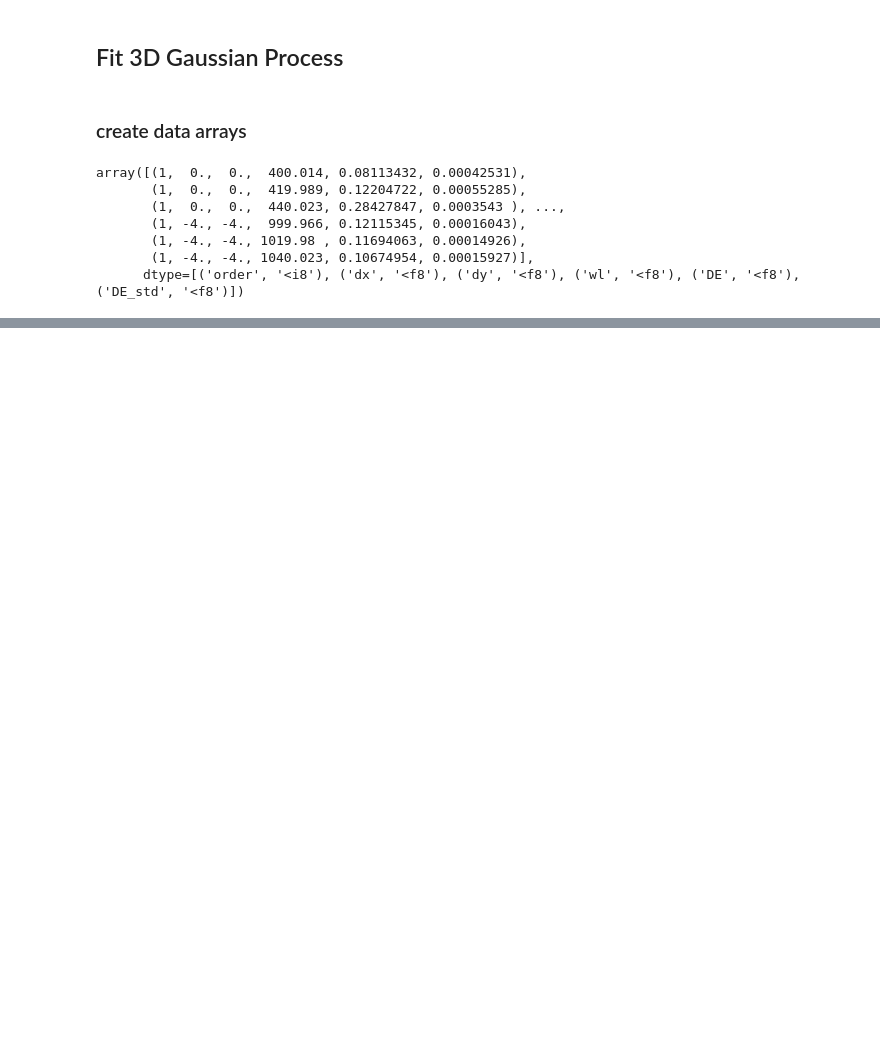
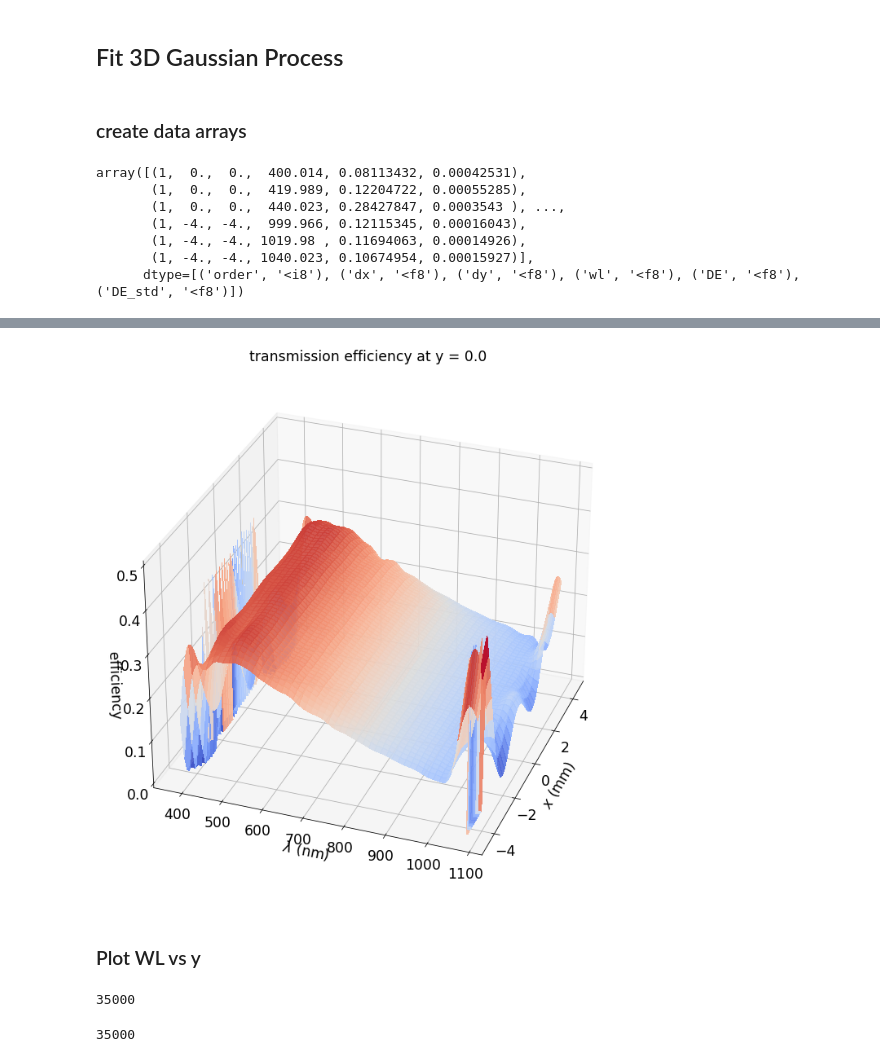
Before and after one commit to sylvielsstfr/HoloTransmissionCube, a Jupyter notebook: FitDataCubeTransmissionGP.ipynb, the cells around one changed output, grey strips where cells are left out. Drawn from its saved outputs; the diff is of its cells as text; code cells hidden in the pictures; blank space fills up the shorter version.

```diff
--- a/FitDataCubeTransmissionGP.ipynb
+++ b/FitDataCubeTransmissionGP.ipynb
@@ -552,0 +656,5 @@ gpr = gaussian_process.fit(X, Y)
+# %%
+y_position_value=0.0
+y_fixed = np.full((N, ), y_position_value)
+# %%
+Xpred = np.stack([np.ravel(newx), y_fixed, np.ravel(newy)], axis=1)
@@ -552,0 +671,2 @@ gpr = gaussian_process.fit(X, Y)
+# %%
+eff_gp3d_prediction , efferror_gp3d_prediction = gpr.predict(Xpred,return_std=True)
@@ -552,0 +676,19 @@ gpr = gaussian_process.fit(X, Y)
+# %%
+Z = eff_gp3d_prediction.reshape(newx.shape)
+# %%
+fig = plt.figure(figsize=(20,12))
+ax = fig.add_subplot(111, projection = '3d')
+ax.view_init(30, 20)
+ax.plot_surface(newx, newy, Z, cmap=cm.coolwarm,linewidth=0, antialiased=False, shade = True, alpha = 0.9)
+#ax.clabel(cset, fontsize=9, inline=1)
+ax.set_zlim(0,0.5)
+ax.set_ylabel("$\lambda$ (nm)")
+ax.set_xlabel("$x$ (mm)")
+ax.invert_xaxis()
+ax.set_zlabel("efficiency")
+ax.set_title(f"transmission efficiency at y = {y_position_value}")
+plt.show()
+# %% [output]
+[figure, added]
+# %% [markdown]
+### Plot WL vs y
@@ -552,0 +697,10 @@ gpr = gaussian_process.fit(X, Y)
+# %%
+N=np.ravel(newx).shape[0]
+N
+# %% [output]
+35000
+# %%
+N=np.ravel(newy).shape[0]
+N
+# %% [output]
+35000
```
Also changed, not shown: parts of 41 cells of this notebook.
